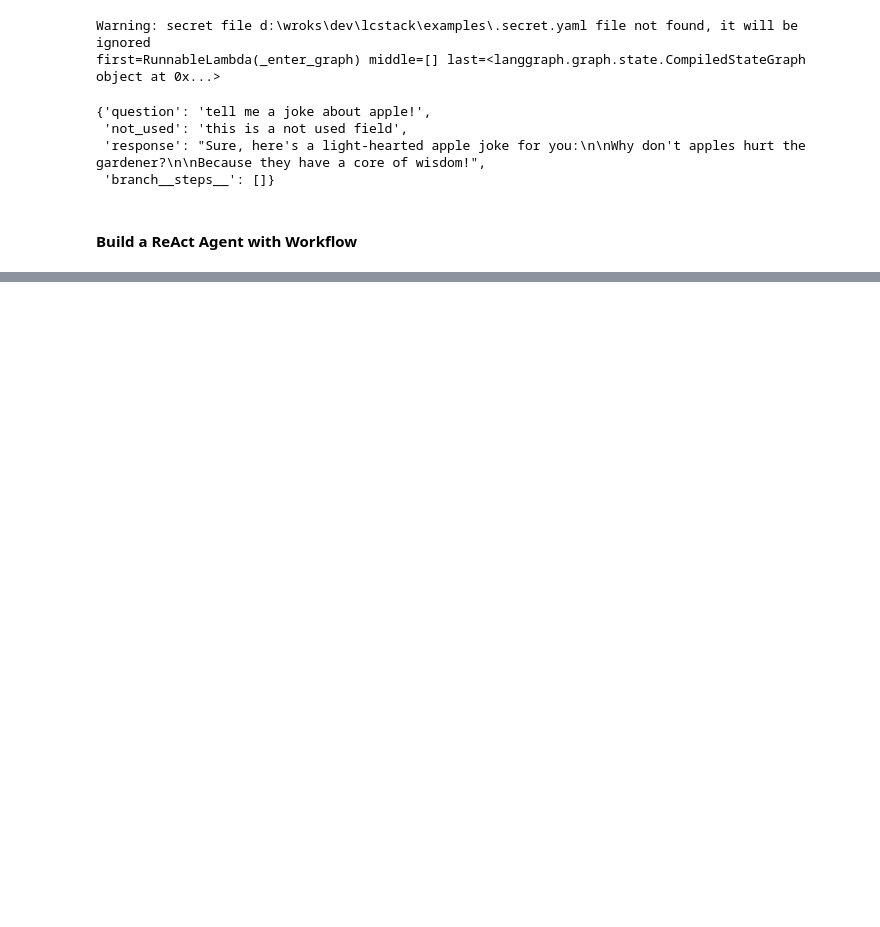
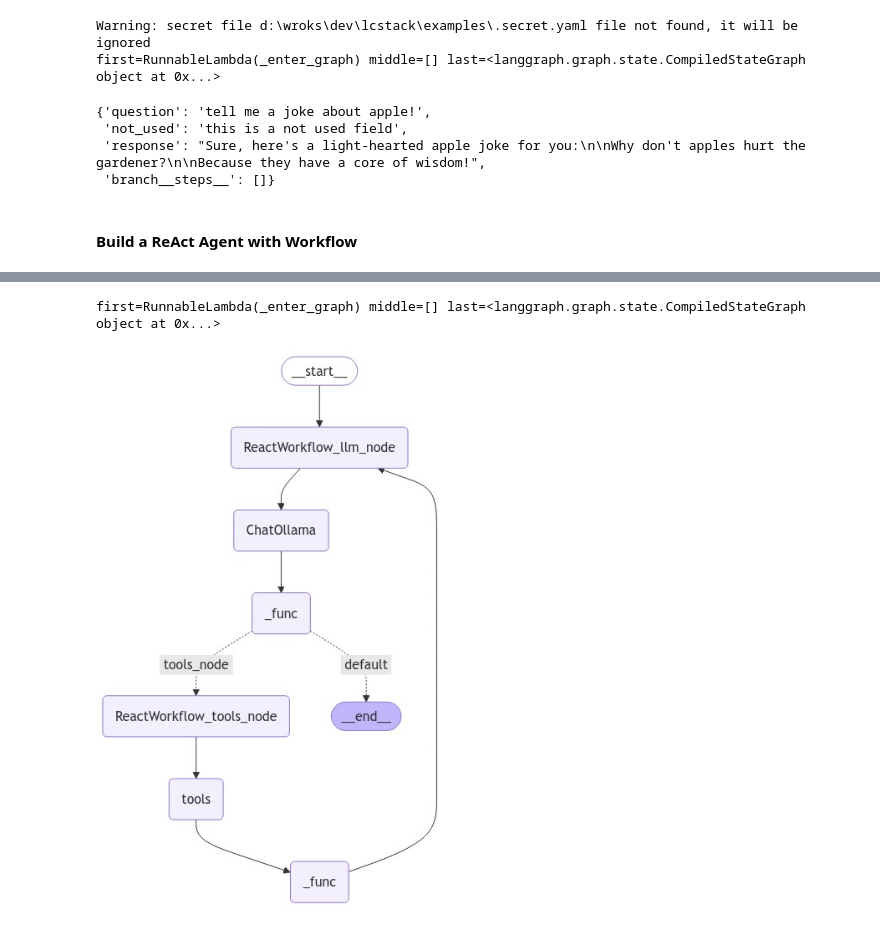
Before and after one commit to bekingcn/lcstack, a Jupyter notebook: examples/workflow.ipynb, the cells around one changed output, grey strips where cells are left out. Saved outputs shown, nothing was run; the diff lists cells and outputs as text; code cells hidden in the pictures; blank space fills up the shorter version.

Commit message:
imprs on workflow graph

```diff
--- a/examples/workflow.ipynb
+++ b/examples/workflow.ipynb
@@ -32,0 +35,19 @@ llm_with_tools.invoke("Trump's recent news")
+# %%
+# langgraph graph image
+
+from langgraph.graph.graph import CompiledGraph
+from IPython.display import Image, display
+
+workflow_react = lcs.get("workflow_react")
+print(workflow_react)
+
+lc_graph: CompiledGraph = workflow_react.last
+
+try:
+    display(Image(lc_graph.get_graph(xray=True).draw_mermaid_png()))
+except Exception:
+    # This requires some extra dependencies and is optional
+    pass
+# %% [output]
+first=RunnableLambda(_enter_graph) middle=[] last=<langgraph.graph.state.CompiledStateGraph object at 0x...>
+[figure, added]
```
Also changed, not shown: parts of 5 cells of this notebook, 1 other file.
